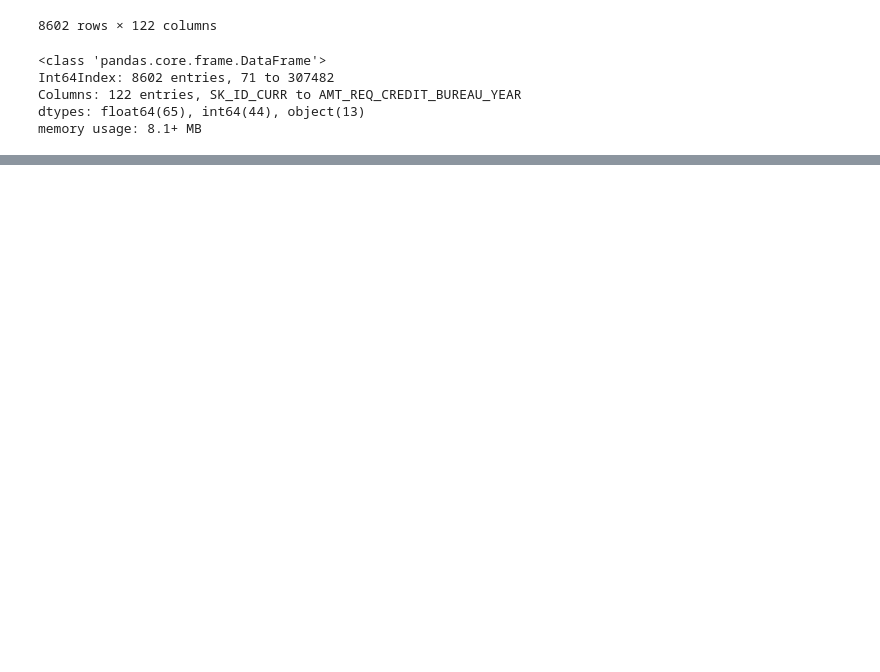
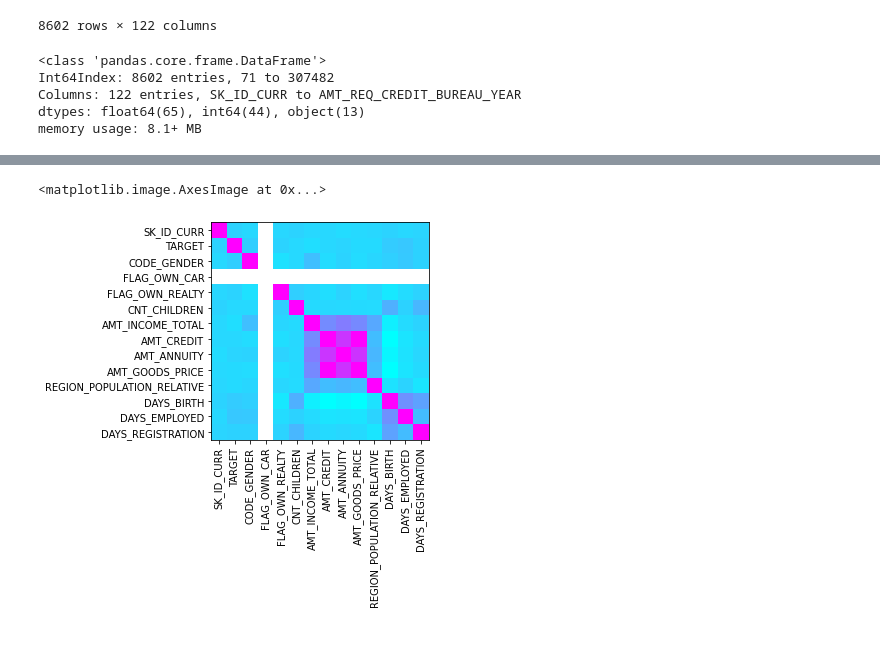
Before and after one commit to batgar37/math_algo, a Jupyter notebook: project_mt.ipynb, the cells around one changed output, grey strips where cells are left out. Drawn from its saved outputs; the diff is of its cells as text; code cells hidden in the pictures; blank space fills up the shorter version.

```diff
--- a/project_mt.ipynb
+++ b/project_mt.ipynb
@@ -99,0 +89,20 @@ sns.heatmap(df_corr, annot=True, ax =ax)
+# %%
+names = df_corr.columns
+subjects = df_corr.index
+
+# Setting the labels of x axis.
+# set the xticks as student-names
+# rotate the labels by 90 degree to fit the names
+plt.xticks(ticks=np.arange(len(names)),labels=names,rotation=90)
+# Setting the labels of y axis.
+# set the xticks as subject-names
+plt.yticks(ticks=np.arange(len(subjects)),labels=subjects)
+# use the imshow function to generate a heatmap
+# cmap parameter gives color to the graph
+# setting the interpolation will lead to different types of graphs
+plt.imshow(df_corr, cmap='cool',interpolation="nearest")
+# %% [output]
+<matplotlib.image.AxesImage at 0x...>
+[figure, added]
+# %% [markdown]
+##
```
Also changed, not shown: parts of 3 cells of this notebook, 1 other file.
